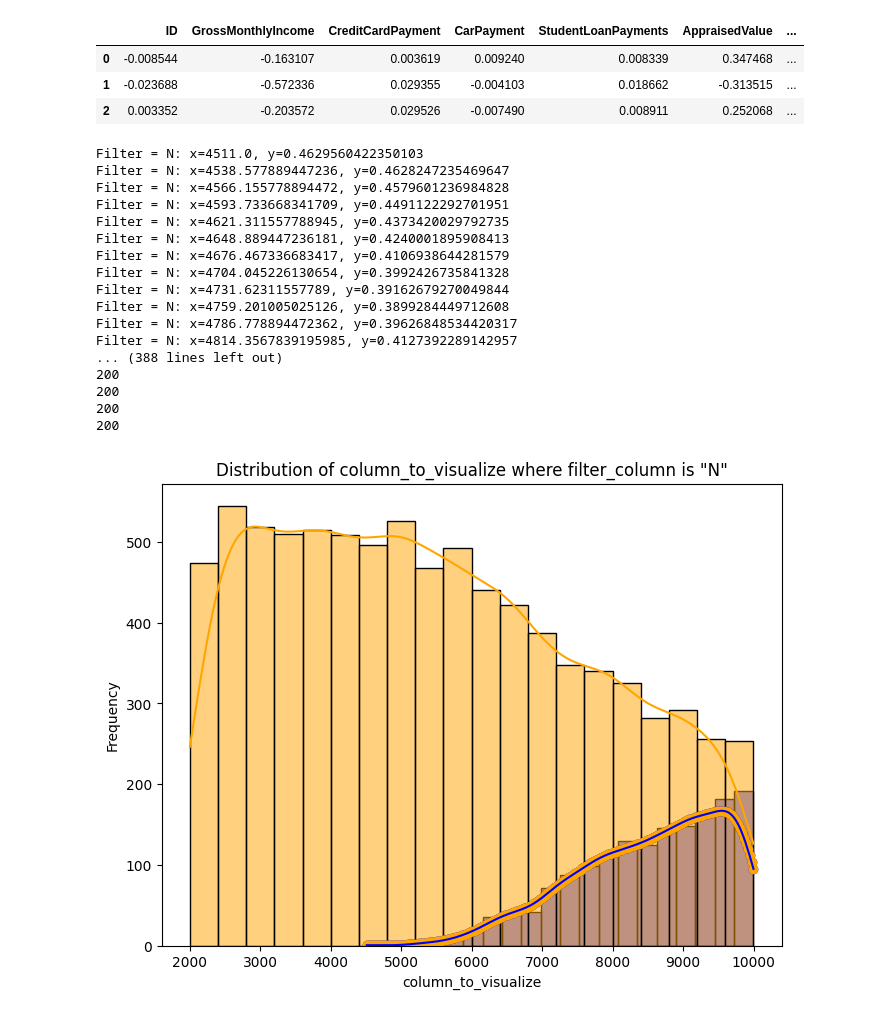
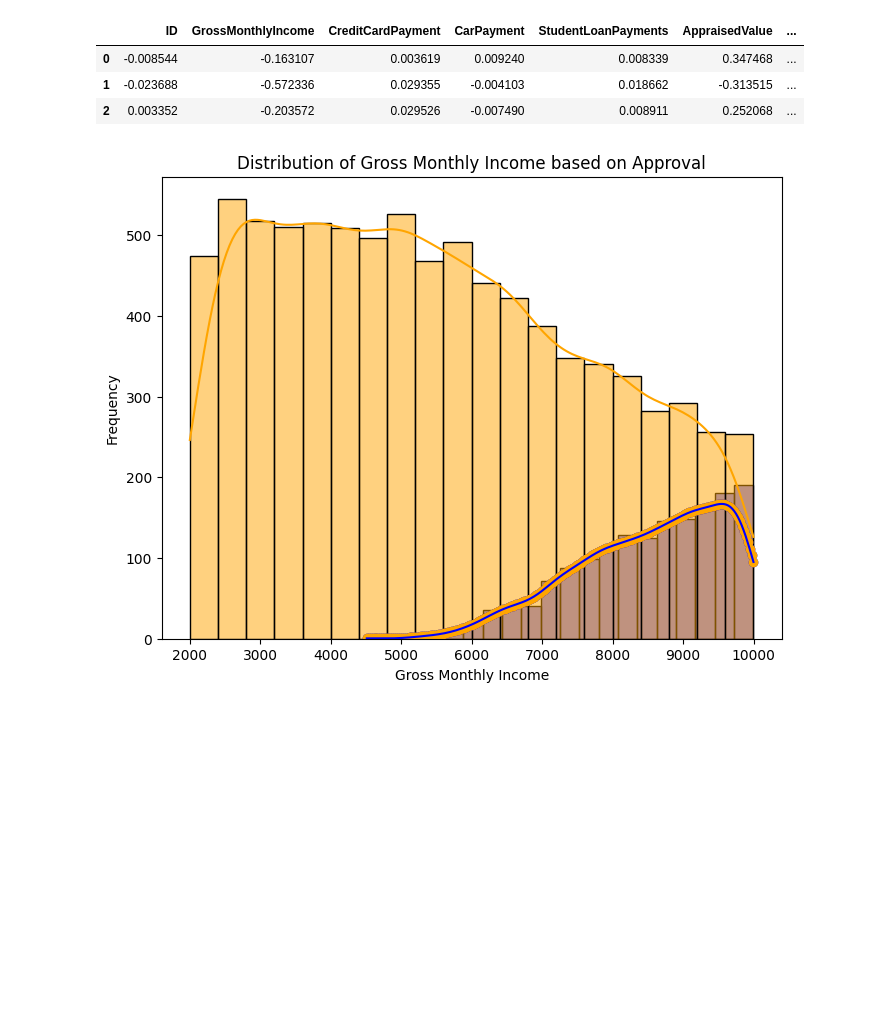
Before and after one commit to anishfish2/homestead-backend, a Jupyter notebook: analysis.ipynb, the cells around one changed output. Cells and saved outputs as stored; diff of their text form; code cells hidden in the pictures; blank space fills up the shorter version.

```diff
--- a/analysis.ipynb
+++ b/analysis.ipynb
@@ -350,62 +350,45 @@ Feature Contributions:
 # %%
 accepted_df = all_data[all_data['Approved'] == 1]
 rejected_df = all_data[all_data['Approved'] == 0]
 
 plt.figure(figsize=(8, 6))
 histplot_N = sns.histplot(accepted_df['GrossMonthlyIncome'],color='blue', bins=20, kde=True)
 histplot_Y = sns.histplot(rejected_df['GrossMonthlyIncome'], color='orange', bins=20, kde=True)
 
 line_N = histplot_N.get_lines()[0]
 line_Y = histplot_Y.get_lines()[0]
 
 # Extract x and y data
 x_N = line_N.get_xdata()
 y_N = line_N.get_ydata()
 
 x_Y = line_Y.get_xdata()
 y_Y = line_Y.get_ydata()
 
-# Display the data points
-for x, y in zip(x_N, y_N):
-    print(f'Filter = N: x={x}, y={y}')
+with open("x_listN", 'w') as file:
+    for i in x_N:
+        file.write(str(i))
 
-for x, y in zip(x_Y, y_Y):
-    print(f'Filter = Y: x={x}, y={y}')
+with open("x_listY", 'w') as file:
+    for i in x_Y:
+        file.write(str(i))
 
+with open("y_listN", 'w') as file:
+    for i in y_N:
+        file.write(str(i))
 
-print(len(x_N))
-print(len(y_N))
-print(len(x_Y))
-print(len(y_Y))
-
-with open(output_filename, 'w') as file:
-    file.write("Filter = N:\n")
+with open("y_listY", 'w') as file:
+    for i in y_N:
+        file.write(str(i))
 
 # Plot the points
 plt.scatter(x_N, y_N, color='blue', marker='o', label='Filter = N points')
 plt.scatter(x_Y, y_Y, color='orange', marker='o', label='Filter = Y points')
 
 
-plt.title('Distribution of column_to_visualize where filter_column is "N"')
-plt.xlabel('column_to_visualize')
+plt.title('Distribution of Gross Monthly Income based on Approval')
+plt.xlabel('Gross Monthly Income')
 plt.ylabel('Frequency')
 plt.show()
 # %% [output]
-Filter = N: x=4511.0, y=0.4629560422350103
-Filter = N: x=4538.577889447236, y=0.4628247235469647
-Filter = N: x=4566.155778894472, y=0.4579601236984828
-Filter = N: x=4593.733668341709, y=0.4491122292701951
-Filter = N: x=4621.311557788945, y=0.4373420029792735
-Filter = N: x=4648.889447236181, y=0.4240001895908413
-Filter = N: x=4676.467336683417, y=0.4106938644281579
-Filter = N: x=4704.045226130654, y=0.3992426735841328
-Filter = N: x=4731.62311557789, y=0.39162679270049844
-Filter = N: x=4759.201005025126, y=0.3899284449712608
-Filter = N: x=4786.778894472362, y=0.39626848534420317
-Filter = N: x=4814.3567839195985, y=0.4127392289142957
-... (388 lines left out)
-200
-200
-200
-200
-[figure, old version]
+[figure, new version]
```
Also changed, not shown: 5 other files.
